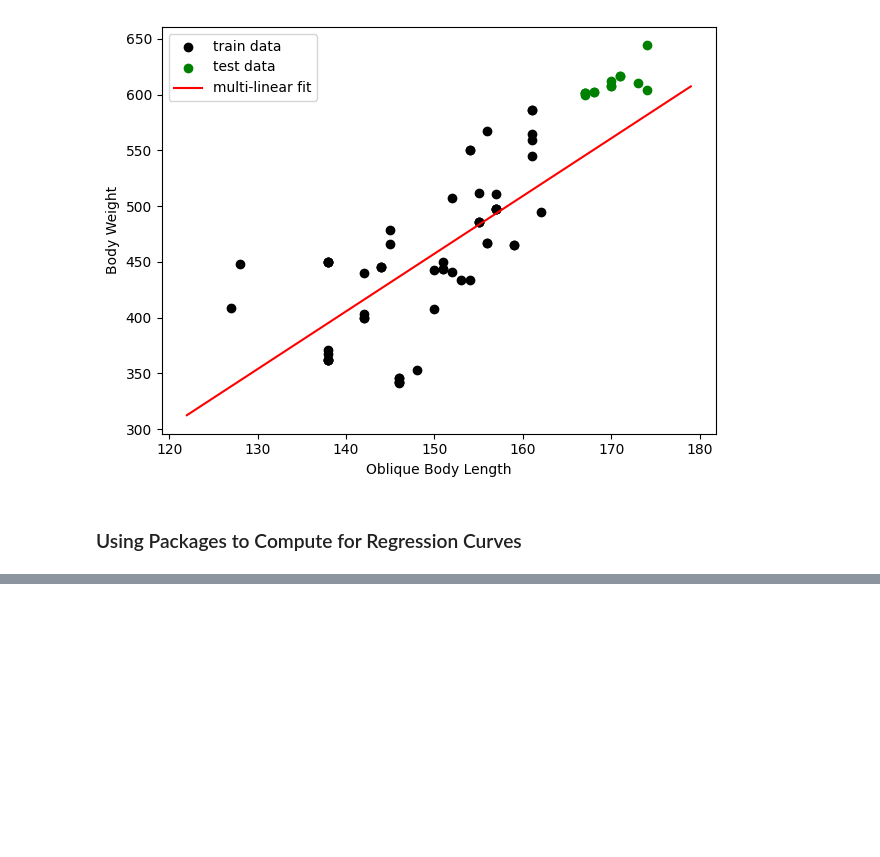
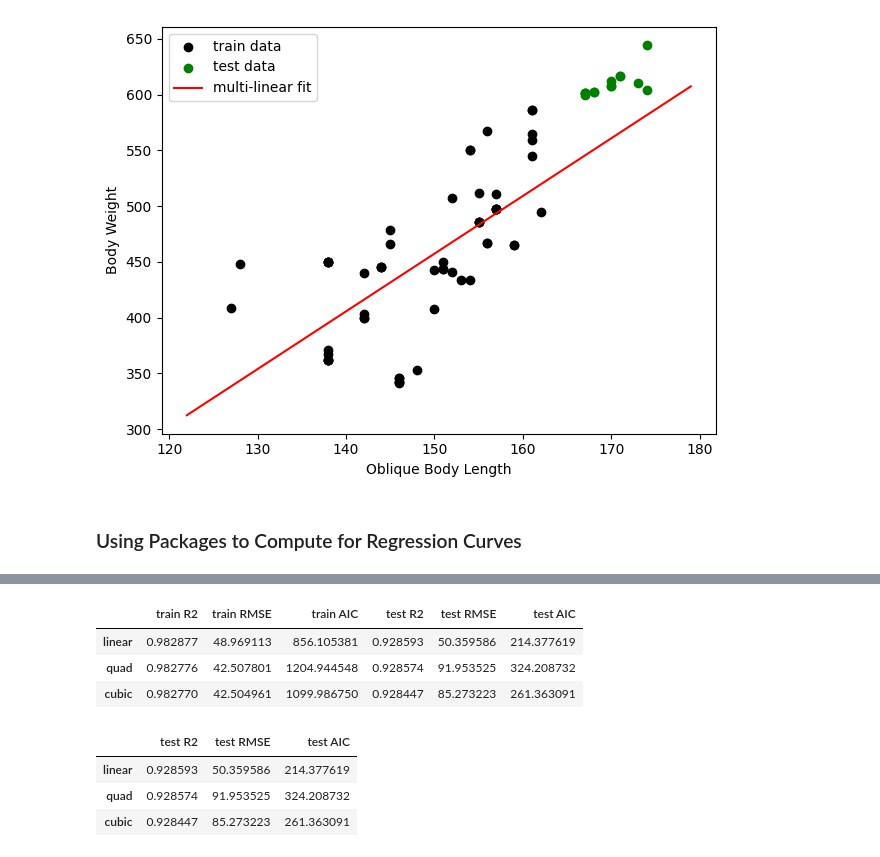
Before and after one commit to ji-chani/DS-dump, a Jupyter notebook: activity-curvefitting.ipynb, the cells around one changed output, grey strips where cells are left out. Drawn from its saved outputs; the diff is of its cells as text; code cells hidden in the pictures; blank space fills up the shorter version.

Commit message:
Include metrics calculation and final results

```diff
--- a/activity-curvefitting.ipynb
+++ b/activity-curvefitting.ipynb
@@ -220,6 +213,18 @@ plt.show()
 # %%
 # computing goodness of fit
 # RMSE, R^2, AIC
+
+def r_squared(predicted, actual, fitted_curve, params=None):
+    """" Compute for Coefficient of Determination (R^2)"""
+    res_ss = get_residuals(predicted, actual, fitted_curve, params)
+    RSS = (res_ss**2).sum()
+
+    actual_mean = np.full_like(actual, actual.mean())
+    actual_mean = pd.DataFrame(actual_mean)
+    tot_ss = get_residuals(predicted, actual_mean, fitted_curve, params)
+    TSS = (tot_ss**2).sum()
+
+    return 1 - (RSS/TSS)
 
 def rmse(predicted, actual):
     """ Computes for Root Mean Square Error """
@@ -263,0 +257,65 @@ np.float64(1099.9867495198807)
+# %%
+# compute for goodness of fit values
+
+goodness_of_fit = {'train R2': [],
+                   'train RMSE': [],
+                   'train AIC': [],
+                   'test R2': [],
+                   'test RMSE': [],
+                   'test AIC': []}
+
+for key in goodness_of_fit.keys():
+    if 'train' in key:
+        d = train_data
+    else:
+        d = test_data
+
+    if 'R2' in key:
+        # linear
+        goodness_of_fit[key].append(r_squared(linear(d['OBL']), d['BW'],
+                                        linear))
+        # quadratic
+        goodness_of_fit[key].append(r_squared(quad(d['OBL']), d['BW'],
+                                        quad))
+        # cubic
+        goodness_of_fit[key].append(r_squared(cubic(d['OBL'], *params), d['BW'],
+                                        cubic, params))
+
+    elif 'RMSE' in key:
+        # linear
+        goodness_of_fit[key].append(rmse(linear(d['OBL']),
+                                        d['BW']))
+        # quadratic
+        goodness_of_fit[key].append(rmse(quad(d['OBL']),
+                                        d['BW']))
+        # cubic
+        goodness_of_fit[key].append(rmse(cubic(d['OBL'], *params),
+                                        d['BW']))
+
+    else:
+        # linear
+        goodness_of_fit[key].append(AIC(linear(d['OBL']), d['BW'],
+                                        linear))
+        # quadratic
+        goodness_of_fit[key].append(AIC(quad(d['OBL']), d['BW'],
+                                        quad))
+        # cubic
+        goodness_of_fit[key].append(AIC(cubic(d['OBL'], *params), d['BW'],
+                                        cubic, params))
+
+    goodness_of_fit[key] = np.array(goodness_of_fit[key])
+
+metrics = pd.DataFrame(goodness_of_fit).set_index(pd.Index(['linear', 'quad', 'cubic']))
+metrics
+# %% [output]
+|  | train R2 | train RMSE | train AIC | test R2 | test RMSE | test AIC |
+| linear | 0.982877 | 48.969113 | 856.105381 | 0.928593 | 50.359586 | 214.377619 |
+| quad | 0.982776 | 42.507801 | 1204.944548 | 0.928574 | 91.953525 | 324.208732 |
+| cubic | 0.982770 | 42.504961 | 1099.986750 | 0.928447 | 85.273223 | 261.363091 |
+# %%
+metrics[['test R2', 'test RMSE', 'test AIC']]
+# %% [output]
+|  | test R2 | test RMSE | test AIC |
+| linear | 0.928593 | 50.359586 | 214.377619 |
+| quad | 0.928574 | 91.953525 | 324.208732 |
+| cubic | 0.928447 | 85.273223 | 261.363091 |
```
Also changed, not shown: parts of 7 cells of this notebook.
